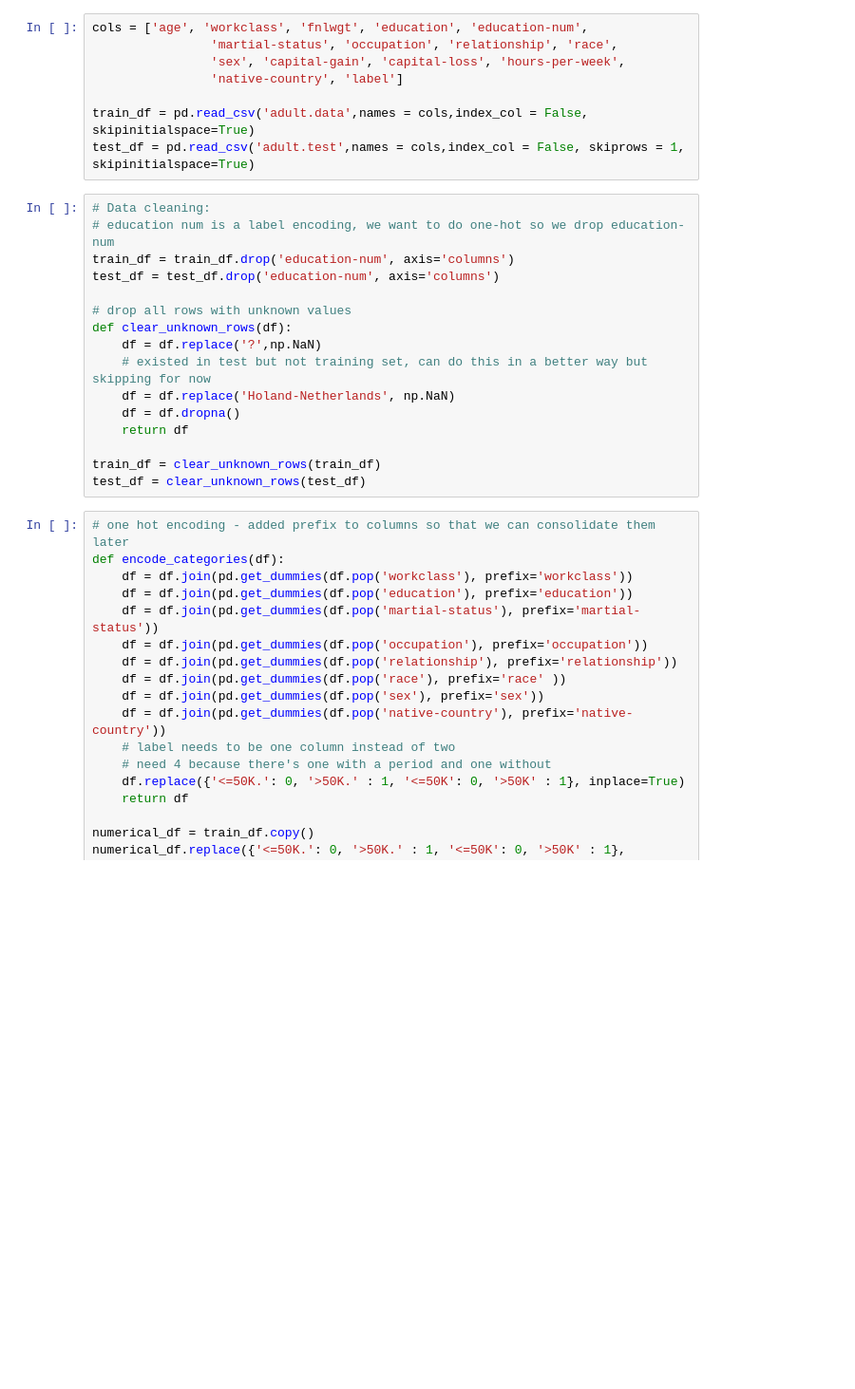
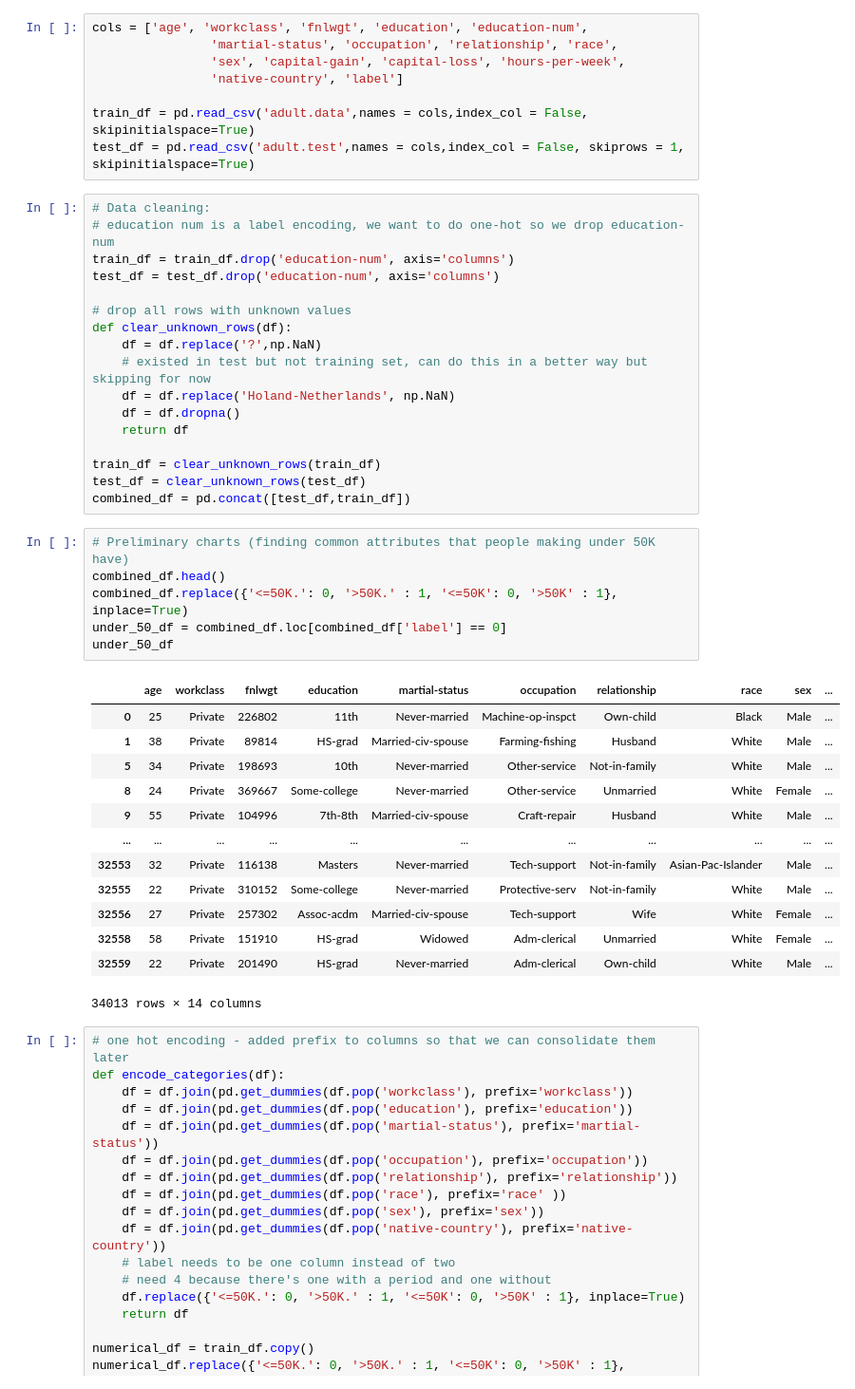
Before and after one commit to rostyhn/CSE578FinalProject, a Jupyter notebook: CSE578Predicting50KSalaryFromTraits RH.ipynb, the cells around one changed output. Shown at 95% size. Saved outputs shown, nothing was run; the diff lists cells and outputs as text; blank space fills up the shorter version.

```diff
--- a/CSE578Predicting50KSalaryFromTraits RH.ipynb
+++ b/CSE578Predicting50KSalaryFromTraits RH.ipynb
@@ -37,6 +37,27 @@ def clear_unknown_rows(df):
 
 train_df = clear_unknown_rows(train_df)
 test_df = clear_unknown_rows(test_df)
+combined_df = pd.concat([test_df,train_df])
+# %%
+# Preliminary charts (finding common attributes that people making under 50K have)
+combined_df.head()
+combined_df.replace({'<=50K.': 0, '>50K.' : 1, '<=50K': 0, '>50K' : 1}, inplace=True)
+under_50_df = combined_df.loc[combined_df['label'] == 0]
+under_50_df
+# %% [output]
+|  | age | workclass | fnlwgt | education | martial-status | occupation | relationship | race | sex | ... |
+| 0 | 25 | Private | 226802 | 11th | Never-married | Machine-op-inspct | Own-child | Black | Male | ... |
+| 1 | 38 | Private | 89814 | HS-grad | Married-civ-spouse | Farming-fishing | Husband | White | Male | ... |
+| 5 | 34 | Private | 198693 | 10th | Never-married | Other-service | Not-in-family | White | Male | ... |
+| 8 | 24 | Private | 369667 | Some-college | Never-married | Other-service | Unmarried | White | Female | ... |
+| 9 | 55 | Private | 104996 | 7th-8th | Married-civ-spouse | Craft-repair | Husband | White | Male | ... |
+| ... | ... | ... | ... | ... | ... | ... | ... | ... | ... | ... |
+| 32553 | 32 | Private | 116138 | Masters | Never-married | Tech-support | Not-in-family | Asian-Pac-Islander | Male | ... |
+| 32555 | 22 | Private | 310152 | Some-college | Never-married | Protective-serv | Not-in-family | White | Male | ... |
+| 32556 | 27 | Private | 257302 | Assoc-acdm | Married-civ-spouse | Tech-support | Wife | White | Female | ... |
+| 32558 | 58 | Private | 151910 | HS-grad | Widowed | Adm-clerical | Unmarried | White | Female | ... |
+| 32559 | 22 | Private | 201490 | HS-grad | Never-married | Adm-clerical | Own-child | White | Male | ... |
+34013 rows × 14 columns
 # %%
 # one hot encoding - added prefix to columns so that we can consolidate them later
 def encode_categories(df):
```
Also changed, not shown: parts of 2 cells of this notebook, 2 other files.
